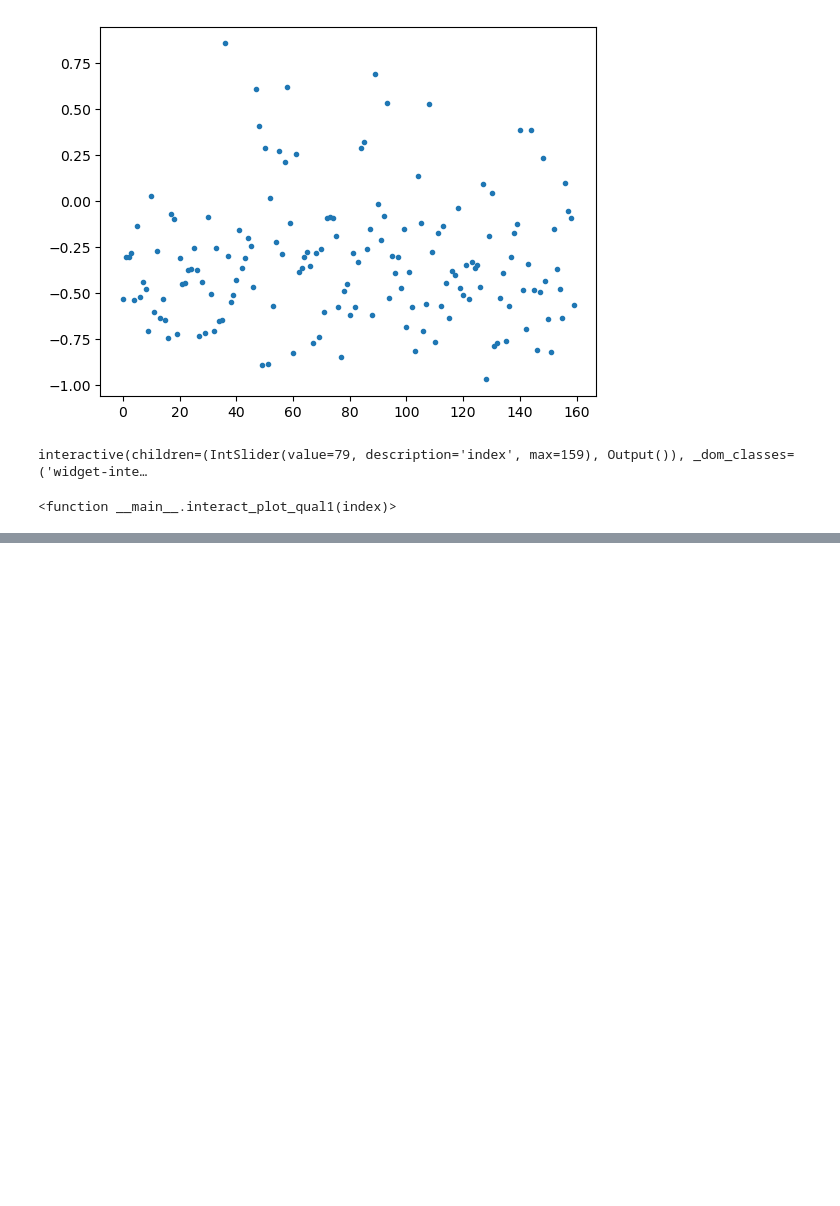
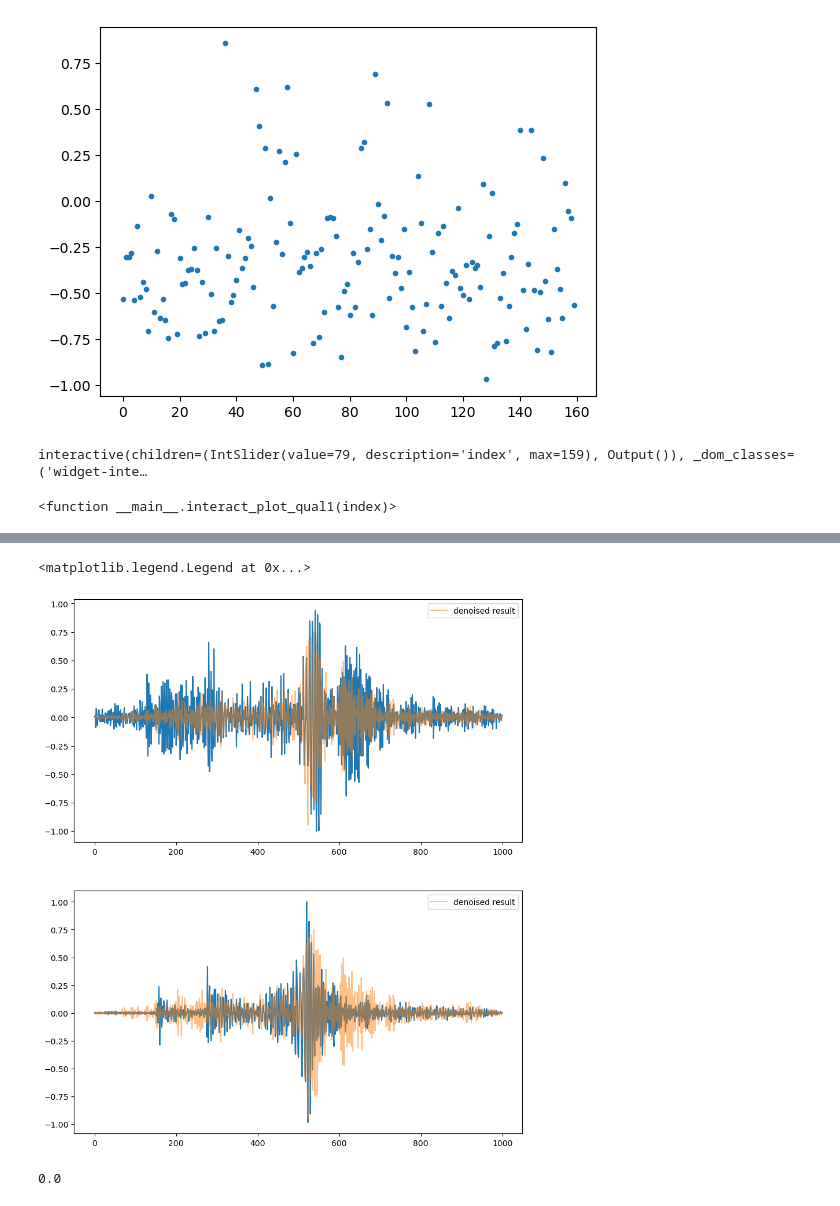
Before and after one commit to alexmundt/waveform-stft-denoise, a Jupyter notebook: Model - Testing.ipynb, the cells around one changed output, grey strips where cells are left out. Saved outputs shown, nothing was run; the diff lists cells and outputs as text; code cells hidden in the pictures; blank space fills up the shorter version.

```diff
--- a/Model - Testing.ipynb
+++ b/Model - Testing.ipynb
@@ -333,0 +378,31 @@ interactive(children=(IntSlider(value=79, description='index', max=159), Output(
+# %%
+# get the best fit of the comparison
+best_fit_mean = np.argmin(np.absolute(mean_compare))
+best_fit_var = np.argmin(var_compare)
+#
+fig, [ax1, ax2] = plt.subplots(2,1)
+
+fig.set_size_inches((10,12))
+ax1.plot(original_set[best_fit_mean])
+ax1.plot(denoised_compare_base, alpha=0.5, label="denoised result")
+ax1.legend()
+
+ax2.plot(original_set[best_fit_var])
+ax2.plot(denoised_compare_base, alpha=0.5, label="denoised result")
+ax2.legend()
+# %% [output]
+<matplotlib.legend.Legend at 0x...>
+[figure, added]
+# %%
+from sklearn.metrics import mutual_info_score
+
+# Generate two arrays of data
+x = [1, 2, 1, 2, 1, 2]
+y = [1, 1, 2, 2, 1, 1]
+
+# Compute the mutual information between the arrays
+mutual_info = mutual_info_score(x, y)
+
+print(mutual_info)
+# %% [output]
+0.0
```
Also changed, not shown: parts of 32 cells of this notebook.
